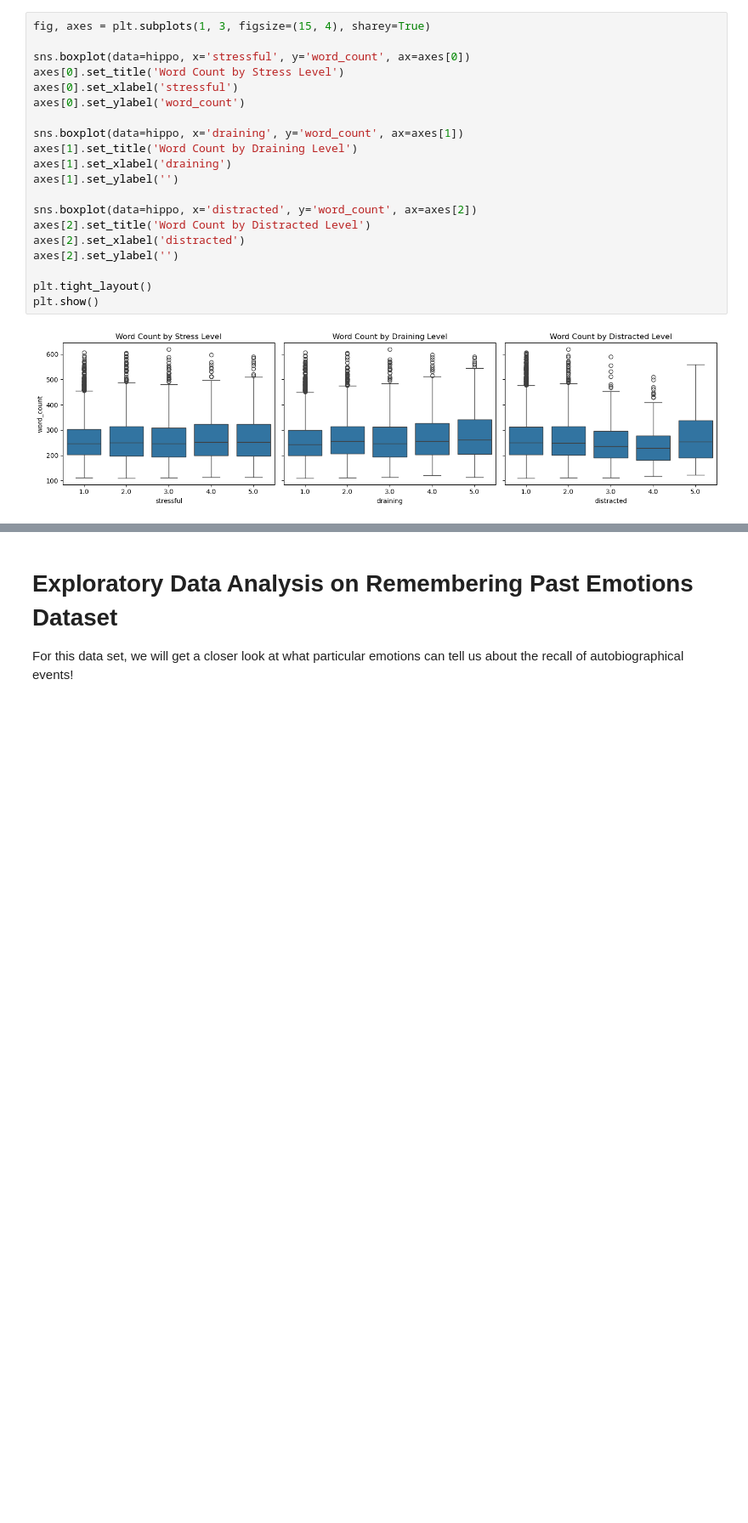
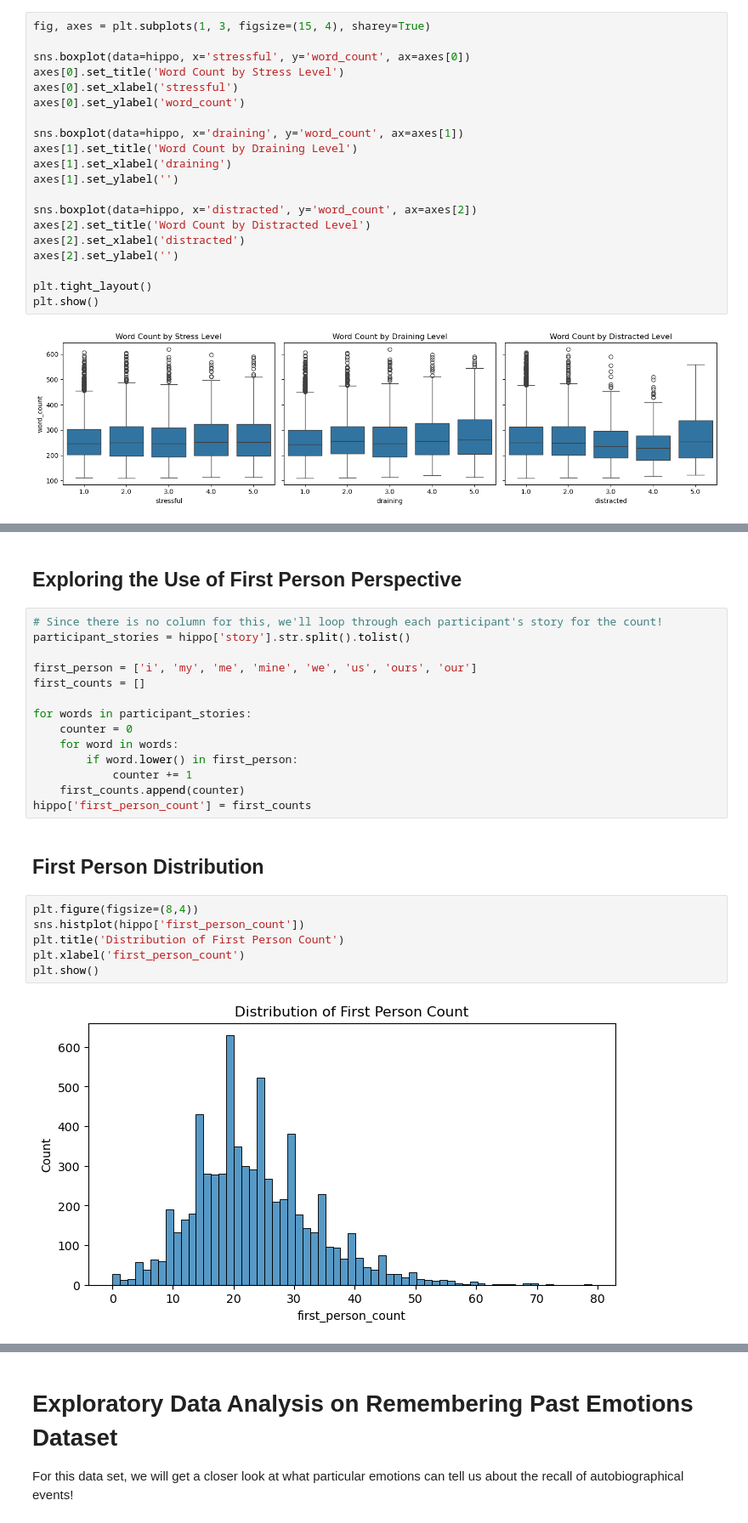
Before and after one commit to emw017/Group125_WI26, a Jupyter notebook: 03-FinalProject.ipynb, the cells around one changed output, grey strips where cells are left out. Shown at 85% size. Drawn from its saved outputs; the diff is of its cells as text; blank space fills up the shorter version.

```diff
--- a/03-FinalProject.ipynb
+++ b/03-FinalProject.ipynb
@@ -162,0 +190,26 @@ plt.show()
+# %% [markdown]
+## Exploring the Use of First Person Perspective
+# %%
+# Since there is no column for this, we'll loop through each participant's story for the count!
+participant_stories = hippo['story'].str.split().tolist()
+
+first_person = ['i', 'my', 'me', 'mine', 'we', 'us', 'ours', 'our']
+first_counts = []
+
+for words in participant_stories:
+    counter = 0
+    for word in words:
+        if word.lower() in first_person:
+            counter += 1
+    first_counts.append(counter)
+hippo['first_person_count'] = first_counts
+# %% [markdown]
+## First Person Distribution
+# %%
+plt.figure(figsize=(8,4))
+sns.histplot(hippo['first_person_count'])
+plt.title('Distribution of First Person Count')
+plt.xlabel('first_person_count')
+plt.show()
+# %% [output]
+[figure, added]
```
Also changed, not shown: parts of 10 cells of this notebook.
